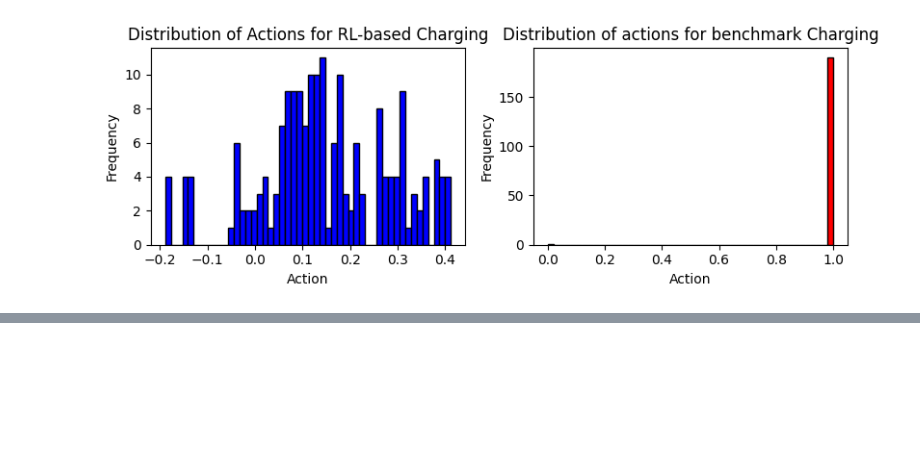
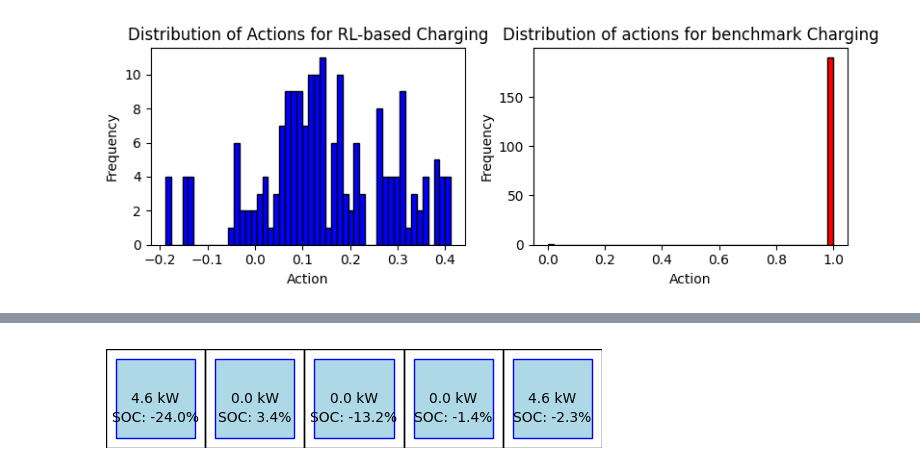
Before and after one commit to EnzoCording/FleetRL, a Jupyter notebook: complete_pipeline.ipynb, the cells around one changed output, grey strips where cells are left out. Saved outputs shown, nothing was run; the diff lists cells and outputs as text; code cells hidden in the pictures; blank space fills up the shorter version.

Commit message:
- Rendering observations of kW and SOC and there - Changing dt, minutes and time_steps_per_hour - event manager

```diff
--- a/complete_pipeline.ipynb
+++ b/complete_pipeline.ipynb
@@ -369,3 +432,6 @@ DC cashflow: -6.407633221268558
 [figure]
 [figure]
 [figure]
+# %%
+from FleetRL.fleet_env.fleet_environment import FleetEnv
+env = FleetEnv(use_case = "ct", schedule_name="./big_schedules/5_ct.csv", building_name = "load_ct.csv", price_name="spot_2021_new.csv", tariff_name="spot_2021_new_tariff.csv", time_picker = "random")
@@ -371,0 +524,5 @@ DC cashflow: -6.407633221268558
+# %%
+env.reset()
+env.render()
+# %% [output]
+[figure, added]
```
Also changed, not shown: parts of 9 cells of this notebook, 9 other files.
